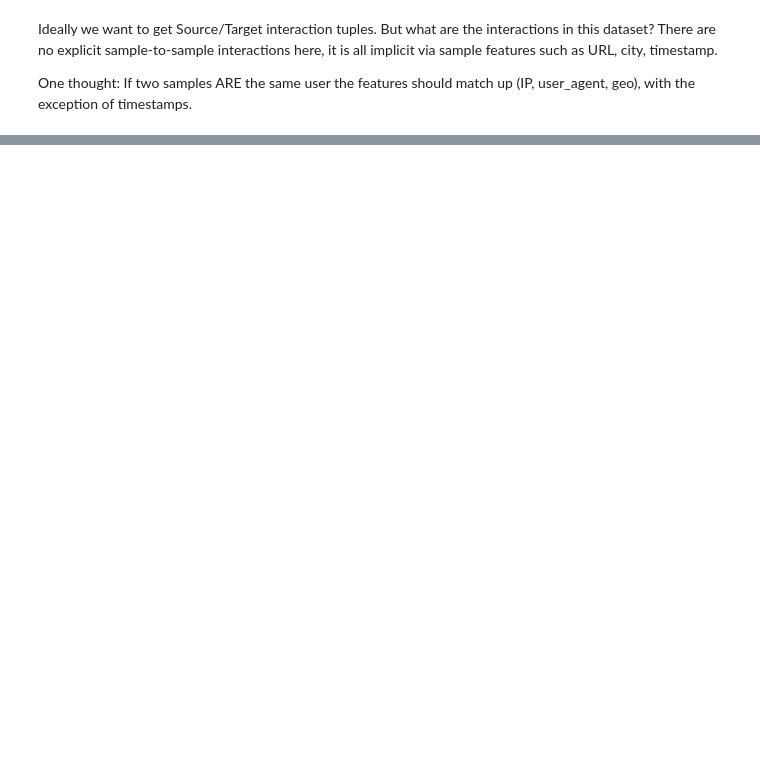
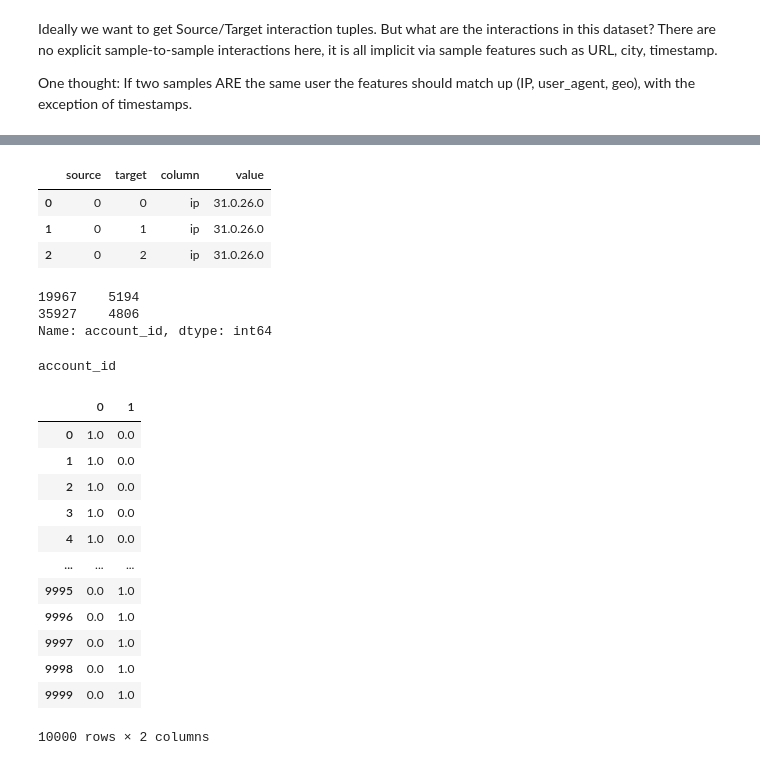
Before and after one commit to cipher982/GNN-playground, a Jupyter notebook: gnn_v1.ipynb, the cells around one changed output, grey strips where cells are left out. Cells and saved outputs as stored; diff of their text form; code cells hidden in the pictures; blank space fills up the shorter version.

```diff
--- a/gnn_v1.ipynb
+++ b/gnn_v1.ipynb
@@ -94,0 +148,40 @@ KeyboardInterrupt:
+# %%
+ip_graph.head(3)
+# %% [output]
+|  | source | target | column | value |
+| 0 | 0 | 0 | ip | 31.0.26.0 |
+| 1 | 0 | 1 | ip | 31.0.26.0 |
+| 2 | 0 | 2 | ip | 31.0.26.0 |
+# %%
+sizmek['account_id'].value_counts()
+# %% [output]
+19967    5194
+35927    4806
+Name: account_id, dtype: int64
+# %%
+from sklearn.preprocessing import OneHotEncoder
+feature_cols = ["account_id", "url", "referrer_url", "city_code", "state_code", "dma_code", "country_code"]
+
+encoder_list = []
+for feature in feature_cols:
+    print(feature)
+    enc = OneHotEncoder(handle_unknown='ignore')
+    enc_df = pd.DataFrame(enc.fit_transform(sizmek[[feature]]).toarray())
+    break
+
+enc_df
+# %% [output]
+account_id
+|  | 0 | 1 |
+| 0 | 1.0 | 0.0 |
+| 1 | 1.0 | 0.0 |
+| 2 | 1.0 | 0.0 |
+| 3 | 1.0 | 0.0 |
+| 4 | 1.0 | 0.0 |
+| ... | ... | ... |
+| 9995 | 0.0 | 1.0 |
+| 9996 | 0.0 | 1.0 |
+| 9997 | 0.0 | 1.0 |
+| 9998 | 0.0 | 1.0 |
+| 9999 | 0.0 | 1.0 |
+10000 rows × 2 columns
```
Also changed, not shown: parts of 19 cells of this notebook.
